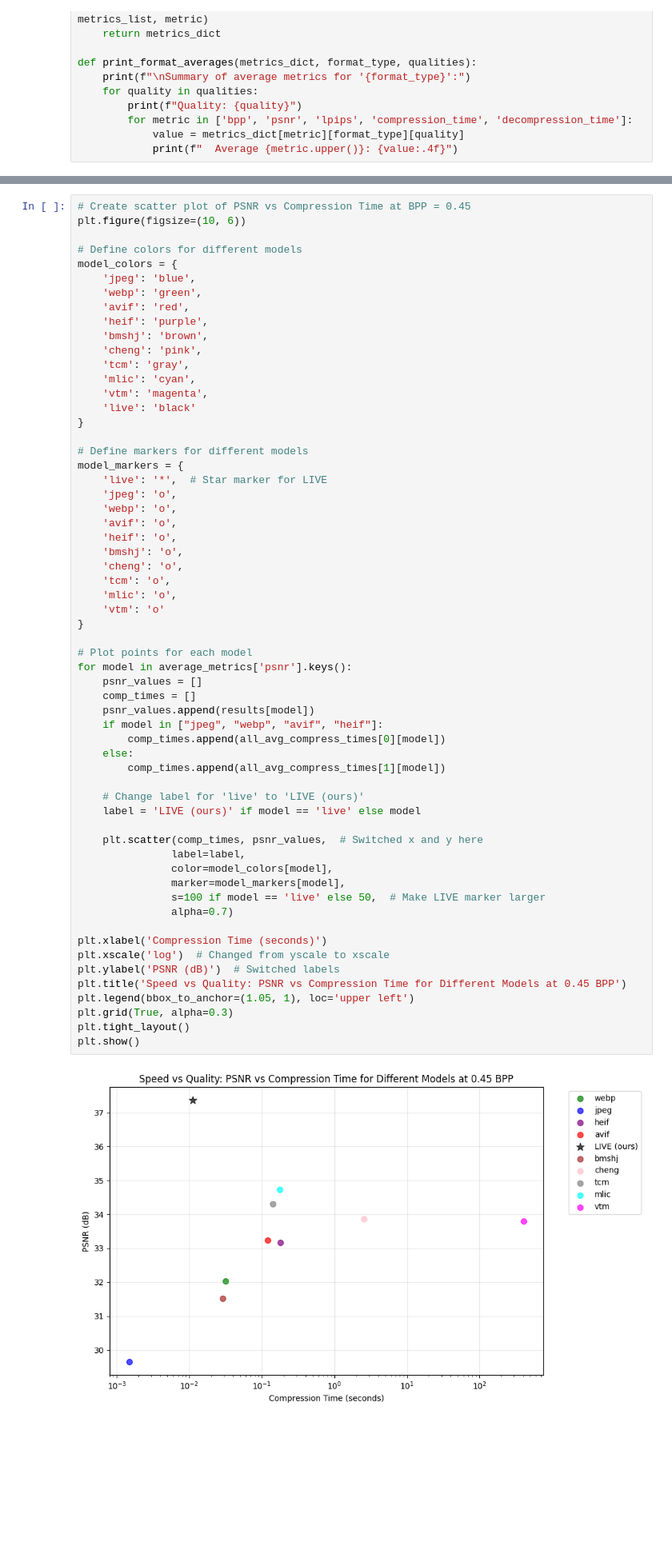
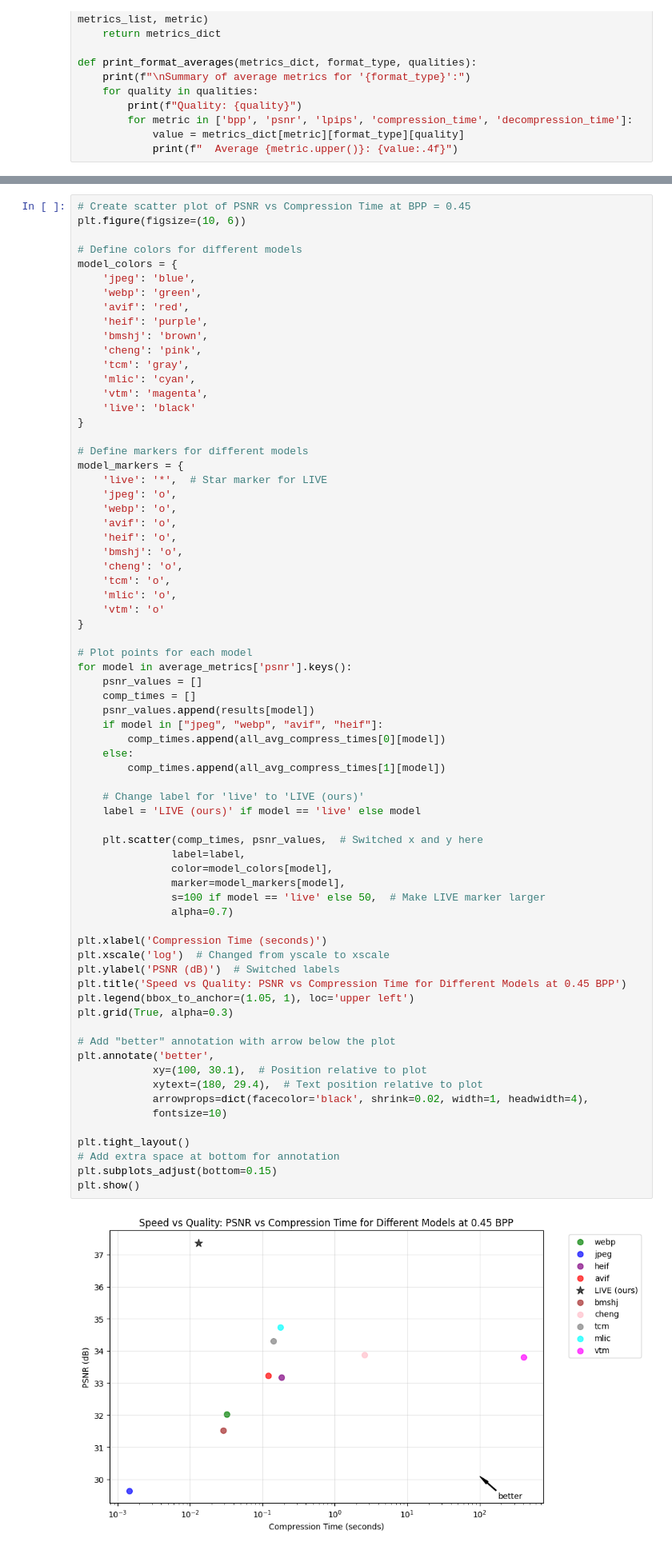
Before and after one commit to NETINT-Technologies/liveCompress, a Jupyter notebook: testing/sweep_all.ipynb, the cells around one changed output, grey strips where cells are left out. Shown: that part at 80% size. Cells and saved outputs as stored; diff of their text form; blank space fills up the shorter version.

Commit message:
update sweep_all graphs

```diff
--- a/testing/sweep_all.ipynb
+++ b/testing/sweep_all.ipynb
@@ -674,34 +674,44 @@ model_markers = {
 
 # Plot points for each model
 for model in average_metrics['psnr'].keys():
     psnr_values = []
     comp_times = []
     psnr_values.append(results[model])
     if model in ["jpeg", "webp", "avif", "heif"]:
         comp_times.append(all_avg_compress_times[0][model])
     else:
         comp_times.append(all_avg_compress_times[1][model])
 
     # Change label for 'live' to 'LIVE (ours)'
     label = 'LIVE (ours)' if model == 'live' else model
 
     plt.scatter(comp_times, psnr_values,  # Switched x and y here
                label=label,
                color=model_colors[model],
                marker=model_markers[model],
                s=100 if model == 'live' else 50,  # Make LIVE marker larger
                alpha=0.7)
 
 plt.xlabel('Compression Time (seconds)')
 plt.xscale('log')  # Changed from yscale to xscale
 plt.ylabel('PSNR (dB)')  # Switched labels
 plt.title('Speed vs Quality: PSNR vs Compression Time for Different Models at 0.45 BPP')
 plt.legend(bbox_to_anchor=(1.05, 1), loc='upper left')
 plt.grid(True, alpha=0.3)
+
+# Add "better" annotation with arrow below the plot
+plt.annotate('better',
+            xy=(100, 30.1),  # Position relative to plot
+            xytext=(180, 29.4),  # Text position relative to plot
+            arrowprops=dict(facecolor='black', shrink=0.02, width=1, headwidth=4),
+            fontsize=10)
+
 plt.tight_layout()
+# Add extra space at bottom for annotation
+plt.subplots_adjust(bottom=0.15)
 plt.show()
 # %% [output]
-[figure, old version]
+[figure, new version]
 # %%
 # Create a bar plot that has 'live' compress and decompress time as well as average encode and decode time
 labels = ['VAE Encode Time', 'Compress Time', 'Decompress Time', 'VAE Decode Time']
```
Also changed, not shown: parts of 6 cells of this notebook.
